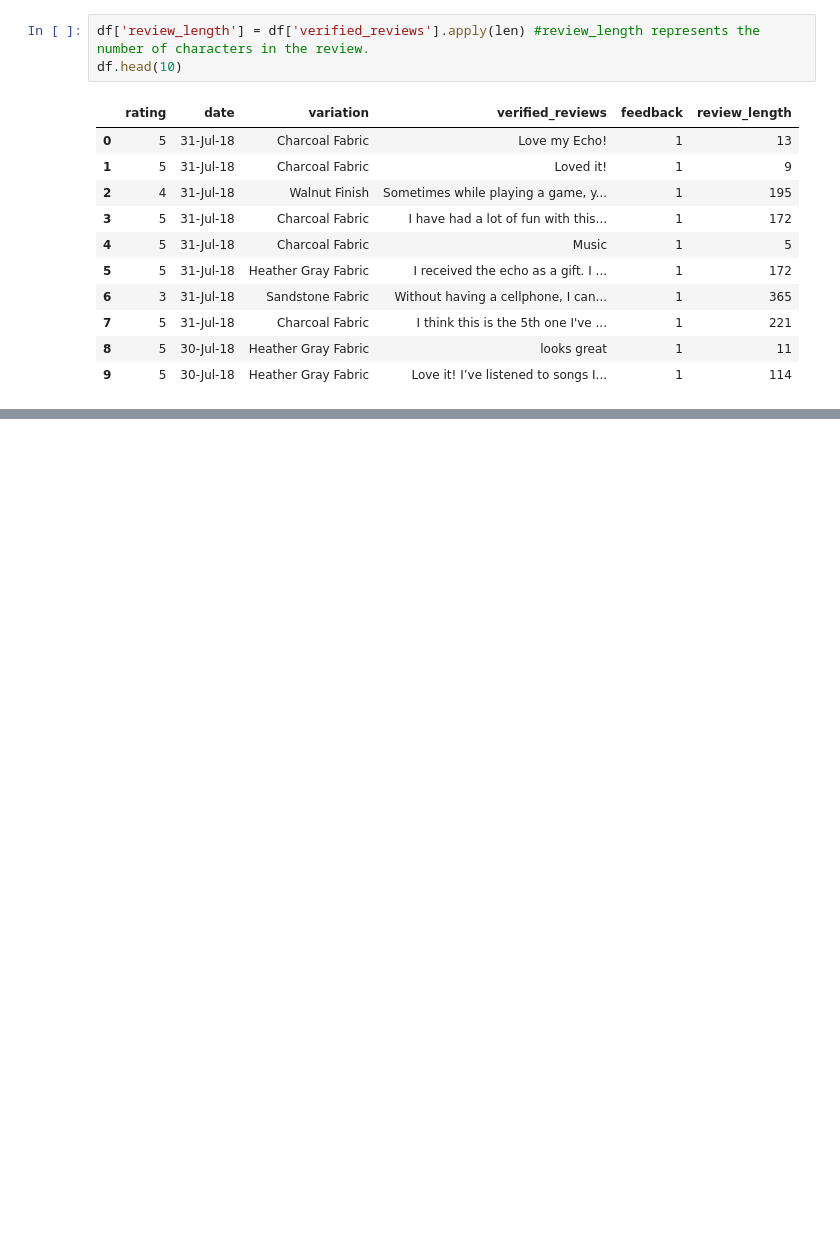
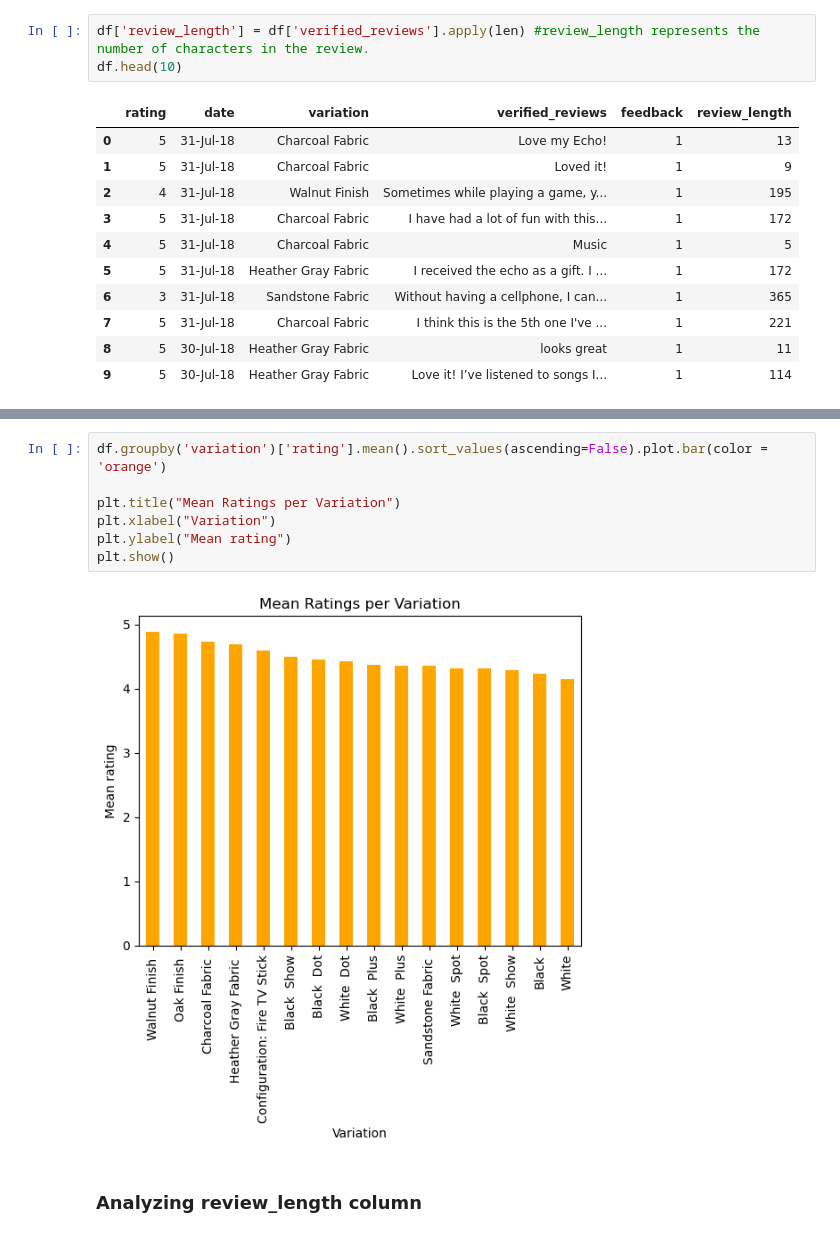
Before and after one commit to ashimaarora25/ml-projects, a Jupyter notebook: amazon-sentiments/AmazonAlexaReviewsSentimentAnalysis.ipynb, the cells around one changed output, grey strips where cells are left out. Cells and saved outputs as stored; diff of their text form; blank space fills up the shorter version.

Commit message:
Amazon Alexa Sentiment review analysis 2

```diff
--- a/amazon-sentiments/AmazonAlexaReviewsSentimentAnalysis.ipynb
+++ b/amazon-sentiments/AmazonAlexaReviewsSentimentAnalysis.ipynb
@@ -119,0 +250,11 @@ df.head(10)
+# %%
+df.groupby('variation')['rating'].mean().sort_values(ascending=False).plot.bar(color = 'orange')
+
+plt.title("Mean Ratings per Variation")
+plt.xlabel("Variation")
+plt.ylabel("Mean rating")
+plt.show()
+# %% [output]
+[figure, added]
+# %% [markdown]
+### Analyzing review_length column
```
Also changed, not shown: parts of 34 cells of this notebook.
